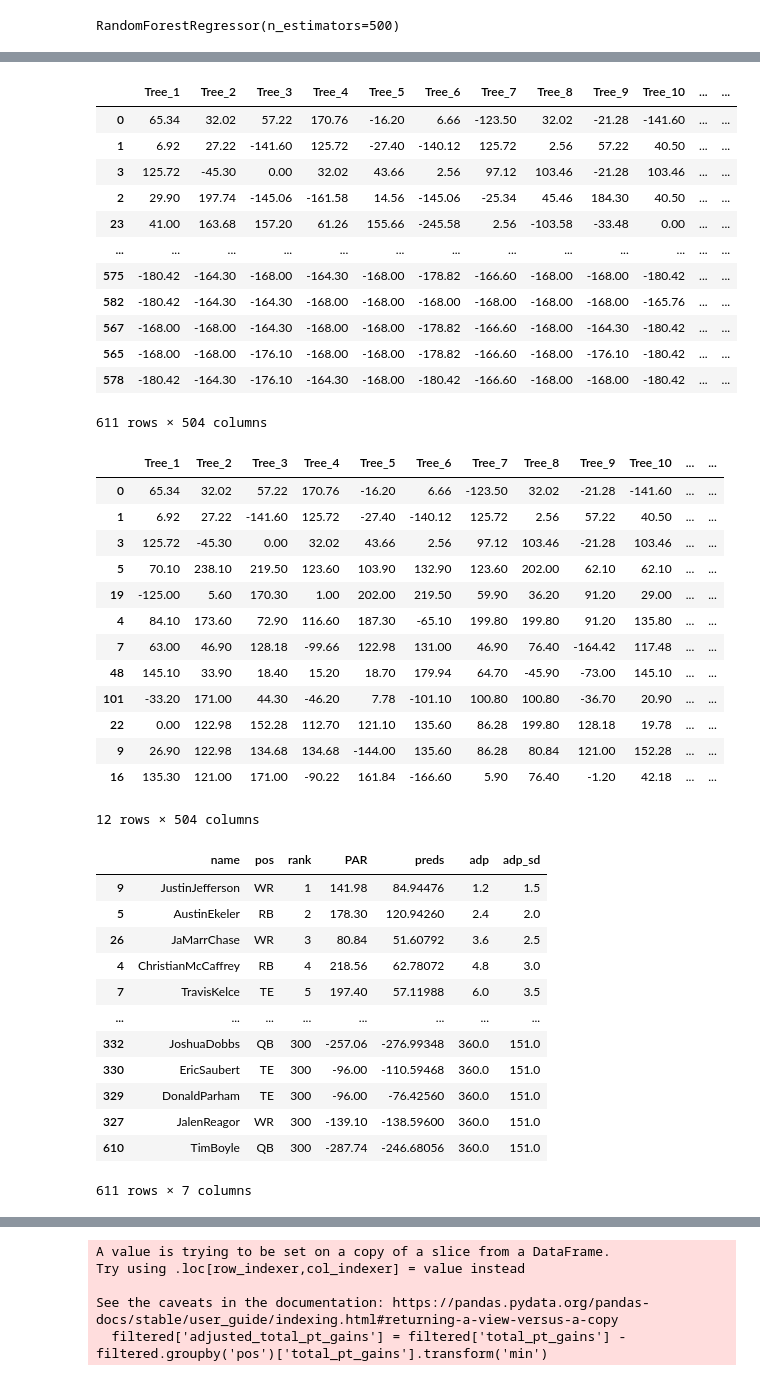
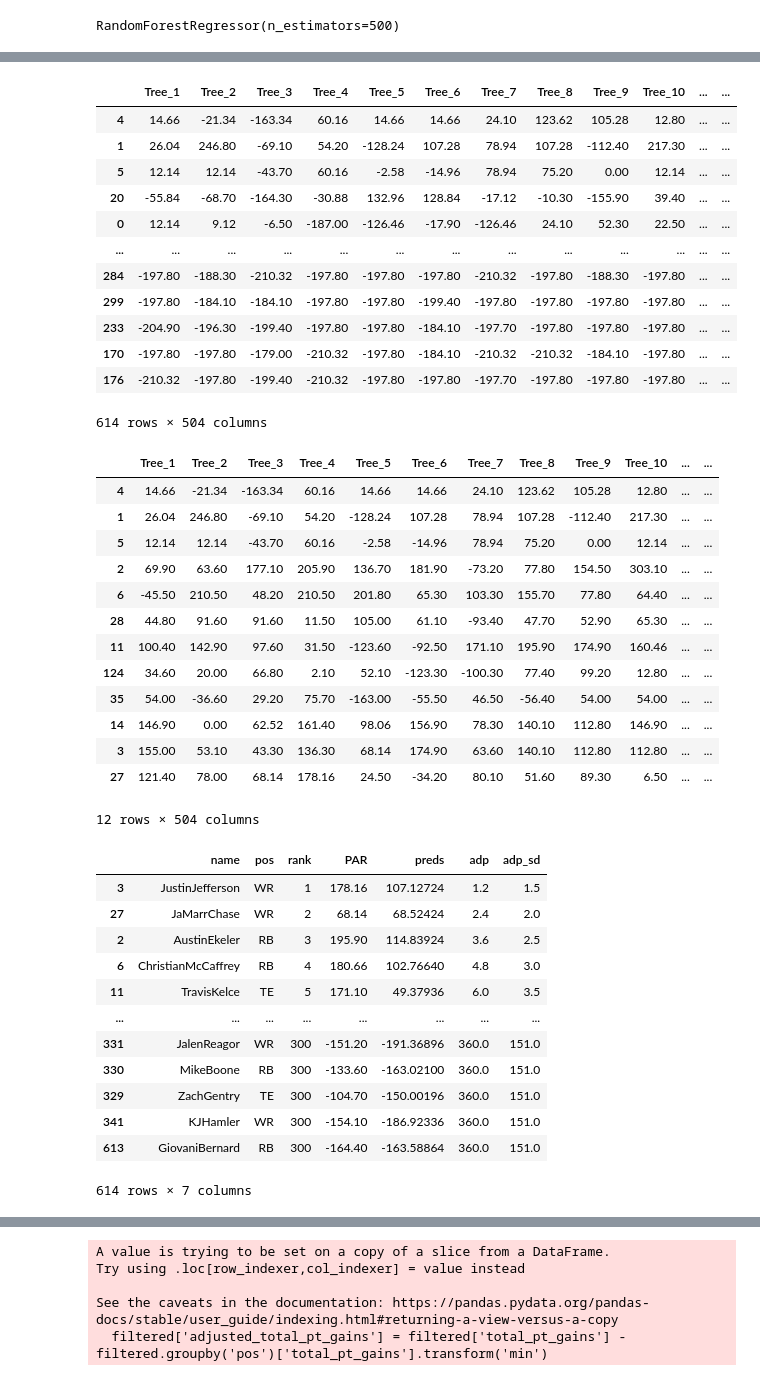
Before and after one commit to jsoslow2/fantasy-football-models, a Jupyter notebook: jupyter/ff_notebook.ipynb, the cells around one changed output, grey strips where cells are left out. Cells and saved outputs as stored; diff of their text form; code cells hidden in the pictures.

```diff
--- a/jupyter/ff_notebook.ipynb
+++ b/jupyter/ff_notebook.ipynb
@@ -21,8 +21,8 @@ import matplotlib.pyplot as plt
 from scipy.stats import norm
 from joblib import dump
 # %%
-combo2 = pd.read_csv("../data/2023_model_data_.5_PPR.csv")
-modelData = combo2.drop(columns=["Name", "Unnamed: 0", "team.y", "position.y", "position.x", "team.x", "nextSeasonsTeam", "gsis_id", "team", "name rank", "gsis_id", "team.y", "position.y"])
+combo2 = pd.read_csv("../data/2023_model_data_1_PPR.csv")
+modelData = combo2.drop(columns=["Name", "Unnamed: 0", "team.y", "position.y", "position.x", "team.x", "nextSeasonsTeam", "gsis_id", "team", "name rank", "gsis_id", "team.y", "position.y", "X4", "X5", "X6", "X7", "X8", "firstFullYear"])
 # %%
 s = set(combo2[combo2['year'] == 2023]['team'])
 one_line_output_with_quotes = ', '.join([f"'{str(item)}'" for item in s])
@@ -142,62 +142,63 @@ tree_predictions_df = tree_predictions_df.sort_values(by=['pos', 'posrank'])
 tree_predictions_df
 # %% [output]
 |  | Tree_1 | Tree_2 | Tree_3 | Tree_4 | Tree_5 | Tree_6 | Tree_7 | Tree_8 | Tree_9 | Tree_10 | ... | ... |
-| 0 | 65.34 | 32.02 | 57.22 | 170.76 | -16.20 | 6.66 | -123.50 | 32.02 | -21.28 | -141.60 | ... | ... |
-| 1 | 6.92 | 27.22 | -141.60 | 125.72 | -27.40 | -140.12 | 125.72 | 2.56 | 57.22 | 40.50 | ... | ... |
-| 3 | 125.72 | -45.30 | 0.00 | 32.02 | 43.66 | 2.56 | 97.12 | 103.46 | -21.28 | 103.46 | ... | ... |
-| 2 | 29.90 | 197.74 | -145.06 | -161.58 | 14.56 | -145.06 | -25.34 | 45.46 | 184.30 | 40.50 | ... | ... |
-| 23 | 41.00 | 163.68 | 157.20 | 61.26 | 155.66 | -245.58 | 2.56 | -103.58 | -33.48 | 0.00 | ... | ... |
+| 4 | 14.66 | -21.34 | -163.34 | 60.16 | 14.66 | 14.66 | 24.10 | 123.62 | 105.28 | 12.80 | ... | ... |
+| 1 | 26.04 | 246.80 | -69.10 | 54.20 | -128.24 | 107.28 | 78.94 | 107.28 | -112.40 | 217.30 | ... | ... |
+| 5 | 12.14 | 12.14 | -43.70 | 60.16 | -2.58 | -14.96 | 78.94 | 75.20 | 0.00 | 12.14 | ... | ... |
+| 20 | -55.84 | -68.70 | -164.30 | -30.88 | 132.96 | 128.84 | -17.12 | -10.30 | -155.90 | 39.40 | ... | ... |
+| 0 | 12.14 | 9.12 | -6.50 | -187.00 | -126.46 | -17.90 | -126.46 | 24.10 | 52.30 | 22.50 | ... | ... |
 | ... | ... | ... | ... | ... | ... | ... | ... | ... | ... | ... | ... | ... |
-| 575 | -180.42 | -164.30 | -168.00 | -164.30 | -168.00 | -178.82 | -166.60 | -168.00 | -168.00 | -180.42 | ... | ... |
-| 582 | -180.42 | -164.30 | -164.30 | -168.00 | -168.00 | -168.00 | -168.00 | -168.00 | -168.00 | -165.76 | ... | ... |
-| 567 | -168.00 | -168.00 | -164.30 | -168.00 | -168.00 | -178.82 | -166.60 | -168.00 | -164.30 | -180.42 | ... | ... |
-| 565 | -168.00 | -168.00 | -176.10 | -168.00 | -168.00 | -178.82 | -166.60 | -168.00 | -176.10 | -180.42 | ... | ... |
-| 578 | -180.42 | -164.30 | -176.10 | -164.30 | -168.00 | -180.42 | -166.60 | -168.00 | -168.00 | -180.42 | ... | ... |
+| 284 | -197.80 | -188.30 | -210.32 | -197.80 | -197.80 | -197.80 | -210.32 | -197.80 | -188.30 | -197.80 | ... | ... |
+| 299 | -197.80 | -184.10 | -184.10 | -197.80 | -197.80 | -199.40 | -197.80 | -197.80 | -197.80 | -197.80 | ... | ... |
+| 233 | -204.90 | -196.30 | -199.40 | -197.80 | -197.80 | -184.10 | -197.70 | -197.80 | -197.80 | -197.80 | ... | ... |
+| 170 | -197.80 | -197.80 | -179.00 | -210.32 | -197.80 | -184.10 | -210.32 | -210.32 | -184.10 | -197.80 | ... | ... |
+| 176 | -210.32 | -197.80 | -199.40 | -210.32 | -197.80 | -197.80 | -197.70 | -197.80 | -197.80 | -197.80 | ... | ... |
-611 rows × 504 columns
+614 rows × 504 columns
 # %%
 #make the "individuals" df
 individuals = tree_predictions_df.copy()
 tree_predictions_df[tree_predictions_df['posrank'] <= 3]
 # %% [output]
 |  | Tree_1 | Tree_2 | Tree_3 | Tree_4 | Tree_5 | Tree_6 | Tree_7 | Tree_8 | Tree_9 | Tree_10 | ... | ... |
-| 0 | 65.34 | 32.02 | 57.22 | 170.76 | -16.20 | 6.66 | -123.50 | 32.02 | -21.28 | -141.60 | ... | ... |
-| 1 | 6.92 | 27.22 | -141.60 | 125.72 | -27.40 | -140.12 | 125.72 | 2.56 | 57.22 | 40.50 | ... | ... |
-| 3 | 125.72 | -45.30 | 0.00 | 32.02 | 43.66 | 2.56 | 97.12 | 103.46 | -21.28 | 103.46 | ... | ... |
-| 5 | 70.10 | 238.10 | 219.50 | 123.60 | 103.90 | 132.90 | 123.60 | 202.00 | 62.10 | 62.10 | ... | ... |
-| 19 | -125.00 | 5.60 | 170.30 | 1.00 | 202.00 | 219.50 | 59.90 | 36.20 | 91.20 | 29.00 | ... | ... |
-| 4 | 84.10 | 173.60 | 72.90 | 116.60 | 187.30 | -65.10 | 199.80 | 199.80 | 91.20 | 135.80 | ... | ... |
-| 7 | 63.00 | 46.90 | 128.18 | -99.66 | 122.98 | 131.00 | 46.90 | 76.40 | -164.42 | 117.48 | ... | ... |
-| 48 | 145.10 | 33.90 | 18.40 | 15.20 | 18.70 | 179.94 | 64.70 | -45.90 | -73.00 | 145.10 | ... | ... |
-| 101 | -33.20 | 171.00 | 44.30 | -46.20 | 7.78 | -101.10 | 100.80 | 100.80 | -36.70 | 20.90 | ... | ... |
-| 22 | 0.00 | 122.98 | 152.28 | 112.70 | 121.10 | 135.60 | 86.28 | 199.80 | 128.18 | 19.78 | ... | ... |
-| 9 | 26.90 | 122.98 | 134.68 | 134.68 | -144.00 | 135.60 | 86.28 | 80.84 | 121.00 | 152.28 | ... | ... |
-| 16 | 135.30 | 121.00 | 171.00 | -90.22 | 161.84 | -166.60 | 5.90 | 76.40 | -1.20 | 42.18 | ... | ... |
+| 4 | 14.66 | -21.34 | -163.34 | 60.16 | 14.66 | 14.66 | 24.10 | 123.62 | 105.28 | 12.80 | ... | ... |
+| 1 | 26.04 | 246.80 | -69.10 | 54.20 | -128.24 | 107.28 | 78.94 | 107.28 | -112.40 | 217.30 | ... | ... |
+| 5 | 12.14 | 12.14 | -43.70 | 60.16 | -2.58 | -14.96 | 78.94 | 75.20 | 0.00 | 12.14 | ... | ... |
+| 2 | 69.90 | 63.60 | 177.10 | 205.90 | 136.70 | 181.90 | -73.20 | 77.80 | 154.50 | 303.10 | ... | ... |
+| 6 | -45.50 | 210.50 | 48.20 | 210.50 | 201.80 | 65.30 | 103.30 | 155.70 | 77.80 | 64.40 | ... | ... |
+| 28 | 44.80 | 91.60 | 91.60 | 11.50 | 105.00 | 61.10 | -93.40 | 47.70 | 52.90 | 65.30 | ... | ... |
+| 11 | 100.40 | 142.90 | 97.60 | 31.50 | -123.60 | -92.50 | 171.10 | 195.90 | 174.90 | 160.46 | ... | ... |
+| 124 | 34.60 | 20.00 | 66.80 | 2.10 | 52.10 | -123.30 | -100.30 | 77.40 | 99.20 | 12.80 | ... | ... |
+| 35 | 54.00 | -36.60 | 29.20 | 75.70 | -163.00 | -55.50 | 46.50 | -56.40 | 54.00 | 54.00 | ... | ... |
+| 14 | 146.90 | 0.00 | 62.52 | 161.40 | 98.06 | 156.90 | 78.30 | 140.10 | 112.80 | 146.90 | ... | ... |
+| 3 | 155.00 | 53.10 | 43.30 | 136.30 | 68.14 | 174.90 | 63.60 | 140.10 | 112.80 | 112.80 | ... | ... |
+| 27 | 121.40 | 78.00 | 68.14 | 178.16 | 24.50 | -34.20 | 80.10 | 51.60 | 89.30 | 6.50 | ... | ... |
 12 rows × 504 columns
 # %%
 #make a pred copy df
 preds_copy = test_x.reset_index(drop=True).copy()
 preds_copy['name'] = names
 preds_copy['pos'] = positions
+preds_copy['team'] = teams
 preds_copy['preds'] = preds
 preds_copy['adp'] = preds_copy['rank'] * 1.2
 preds_copy['adp_sd'] = preds_copy['rank'] * .5 + 1
 
 
 preds_copy = preds_copy[['name', 'pos', 'rank', 'PAR', 'preds', 'adp', 'adp_sd']]
 
 preds_copy.sort_values(by = 'rank')
 # %% [output]
 |  | name | pos | rank | PAR | preds | adp | adp_sd |
-| 9 | JustinJefferson | WR | 1 | 141.98 | 84.94476 | 1.2 | 1.5 |
-| 5 | AustinEkeler | RB | 2 | 178.30 | 120.94260 | 2.4 | 2.0 |
-| 26 | JaMarrChase | WR | 3 | 80.84 | 51.60792 | 3.6 | 2.5 |
-| 4 | ChristianMcCaffrey | RB | 4 | 218.56 | 62.78072 | 4.8 | 3.0 |
-| 7 | TravisKelce | TE | 5 | 197.40 | 57.11988 | 6.0 | 3.5 |
+| 3 | JustinJefferson | WR | 1 | 178.16 | 107.12724 | 1.2 | 1.5 |
+| 27 | JaMarrChase | WR | 2 | 68.14 | 68.52424 | 2.4 | 2.0 |
+| 2 | AustinEkeler | RB | 3 | 195.90 | 114.83924 | 3.6 | 2.5 |
+| 6 | ChristianMcCaffrey | RB | 4 | 180.66 | 102.76640 | 4.8 | 3.0 |
+| 11 | TravisKelce | TE | 5 | 171.10 | 49.37936 | 6.0 | 3.5 |
 | ... | ... | ... | ... | ... | ... | ... | ... |
-| 332 | JoshuaDobbs | QB | 300 | -257.06 | -276.99348 | 360.0 | 151.0 |
-| 330 | EricSaubert | TE | 300 | -96.00 | -110.59468 | 360.0 | 151.0 |
-| 329 | DonaldParham | TE | 300 | -96.00 | -76.42560 | 360.0 | 151.0 |
-| 327 | JalenReagor | WR | 300 | -139.10 | -138.59600 | 360.0 | 151.0 |
-| 610 | TimBoyle | QB | 300 | -287.74 | -246.68056 | 360.0 | 151.0 |
+| 331 | JalenReagor | WR | 300 | -151.20 | -191.36896 | 360.0 | 151.0 |
+| 330 | MikeBoone | RB | 300 | -133.60 | -163.02100 | 360.0 | 151.0 |
+| 329 | ZachGentry | TE | 300 | -104.70 | -150.00196 | 360.0 | 151.0 |
+| 341 | KJHamler | WR | 300 | -154.10 | -186.92336 | 360.0 | 151.0 |
+| 613 | GiovaniBernard | RB | 300 | -164.40 | -163.58864 | 360.0 | 151.0 |
-611 rows × 7 columns
+614 rows × 7 columns
 # %%
```
Also changed, not shown: parts of 12 cells of this notebook, 1 other file.
